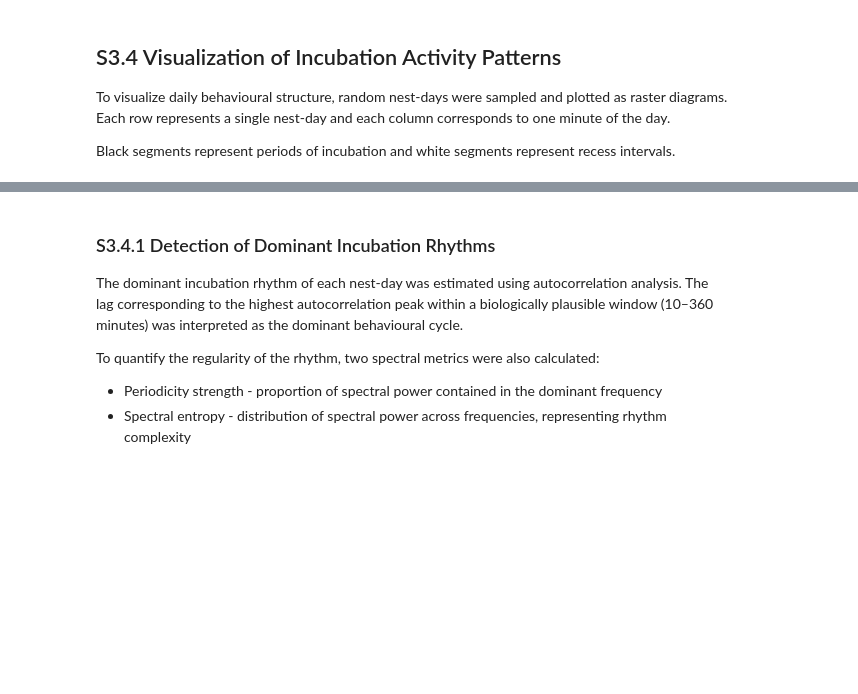
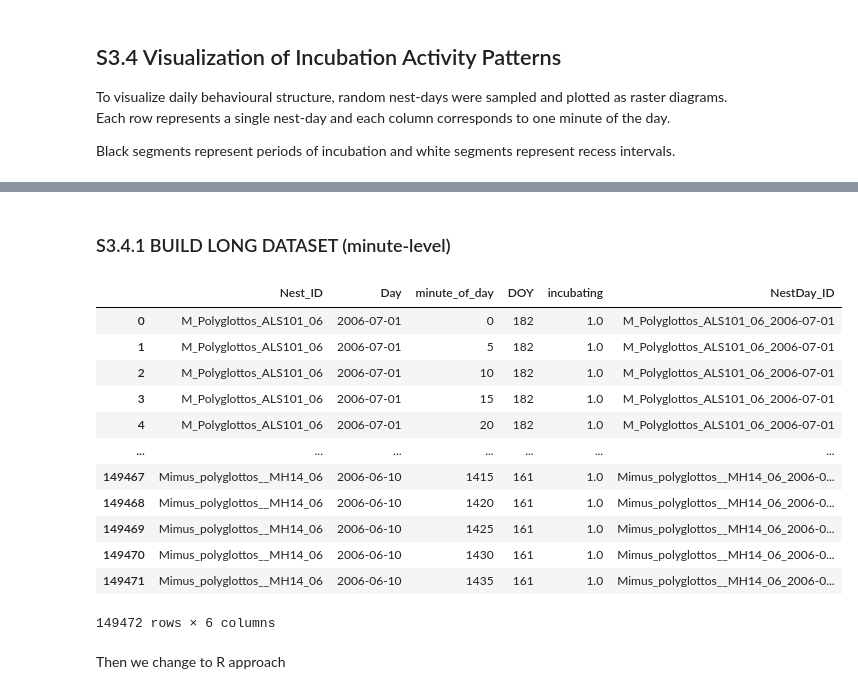
Before and after one commit to jorgelizarazo94/Mimus_sourse, a Jupyter notebook: Supplementary 3.ipynb, the cells around one changed output, grey strips where cells are left out. Saved outputs shown, nothing was run; the diff lists cells and outputs as text; code cells hidden in the pictures; blank space fills up the shorter version.

```diff
--- a/Supplementary 3.ipynb
+++ b/Supplementary 3.ipynb
@@ -221,10 +223,22 @@ plt.show()
 # %% [markdown]
-### S3.4.1 Detection of Dominant Incubation Rhythms
-
-The dominant incubation rhythm of each nest-day was estimated using autocorrelation analysis.
-The lag corresponding to the highest autocorrelation peak within a biologically plausible window (10–360 minutes) was interpreted as the dominant behavioural cycle.
-
-To quantify the regularity of the rhythm, two spectral metrics were also calculated:
-
-- Periodicity strength - proportion of spectral power contained in the dominant frequency
-- Spectral entropy - distribution of spectral power across frequencies, representing rhythm complexity
+### S3.4.1 BUILD LONG DATASET (minute-level)
+# %%
+rows = []
+
+for (nest, day), signal in daily_signals.items():
+
+    day_dt = pd.to_datetime(day)
+    doy = day_dt.dayofyear
+
+    for minute, val in enumerate(signal):
+        rows.append({
+            "Nest_ID": nest,
+            "Day": day_dt,
+            "minute_of_day": minute,
+            "DOY": doy,
+            "incubating": val
+        })
+
+df_long = pd.DataFrame(rows)
+# %%
+df_long = df_long[df_long["minute_of_day"] % 5 == 0].reset_index(drop=True)
@@ -230,0 +249,16 @@ To quantify the regularity of the rhythm, two spectral metrics were also calcula
+# %%
+df_long
+# %% [output]
+|  | Nest_ID | Day | minute_of_day | DOY | incubating | NestDay_ID |
+| 0 | M_Polyglottos_ALS101_06 | 2006-07-01 | 0 | 182 | 1.0 | M_Polyglottos_ALS101_06_2006-07-01 |
+| 1 | M_Polyglottos_ALS101_06 | 2006-07-01 | 5 | 182 | 1.0 | M_Polyglottos_ALS101_06_2006-07-01 |
+| 2 | M_Polyglottos_ALS101_06 | 2006-07-01 | 10 | 182 | 1.0 | M_Polyglottos_ALS101_06_2006-07-01 |
+| 3 | M_Polyglottos_ALS101_06 | 2006-07-01 | 15 | 182 | 1.0 | M_Polyglottos_ALS101_06_2006-07-01 |
+| 4 | M_Polyglottos_ALS101_06 | 2006-07-01 | 20 | 182 | 1.0 | M_Polyglottos_ALS101_06_2006-07-01 |
+| ... | ... | ... | ... | ... | ... | ... |
+| 149467 | Mimus_polyglottos__MH14_06 | 2006-06-10 | 1415 | 161 | 1.0 | Mimus_polyglottos__MH14_06_2006-0... |
+| 149468 | Mimus_polyglottos__MH14_06 | 2006-06-10 | 1420 | 161 | 1.0 | Mimus_polyglottos__MH14_06_2006-0... |
+| 149469 | Mimus_polyglottos__MH14_06 | 2006-06-10 | 1425 | 161 | 1.0 | Mimus_polyglottos__MH14_06_2006-0... |
+| 149470 | Mimus_polyglottos__MH14_06 | 2006-06-10 | 1430 | 161 | 1.0 | Mimus_polyglottos__MH14_06_2006-0... |
+| 149471 | Mimus_polyglottos__MH14_06 | 2006-06-10 | 1435 | 161 | 1.0 | Mimus_polyglottos__MH14_06_2006-0... |
+149472 rows × 6 columns
@@ -230,0 +270,2 @@ To quantify the regularity of the rhythm, two spectral metrics were also calcula
+# %% [markdown]
+Then we change to R approach
```
Also changed, not shown: parts of 24 cells of this notebook.
